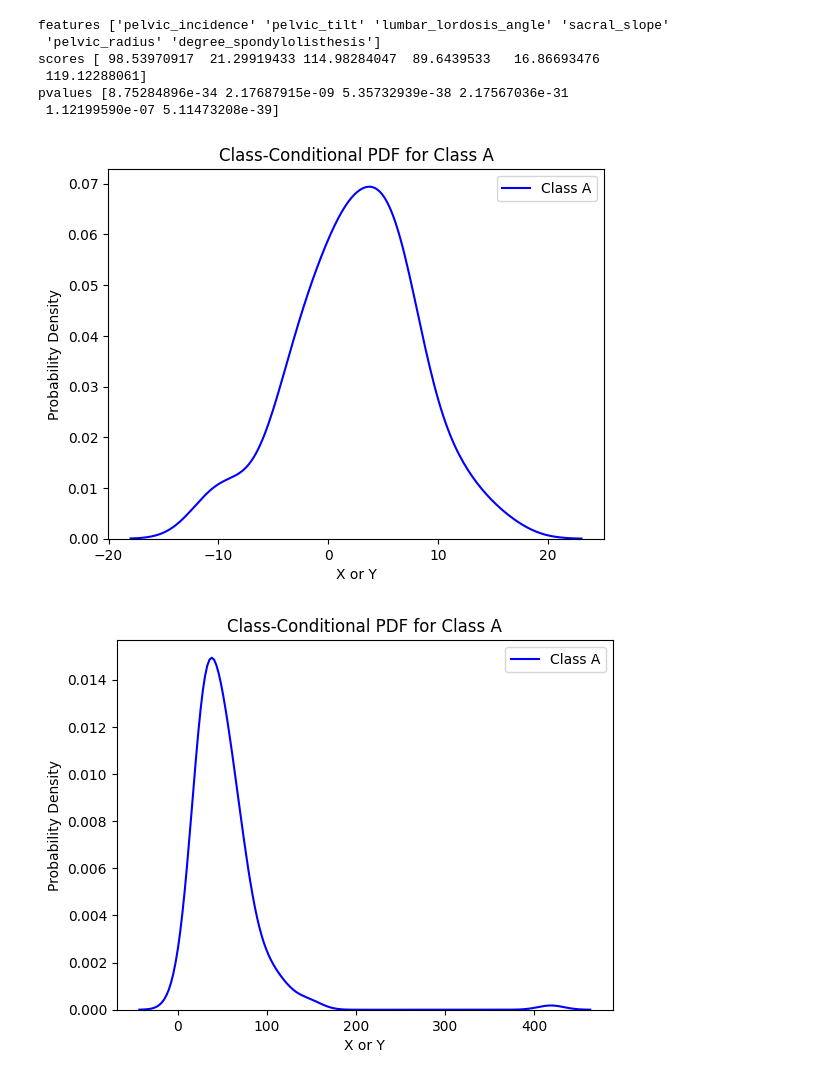
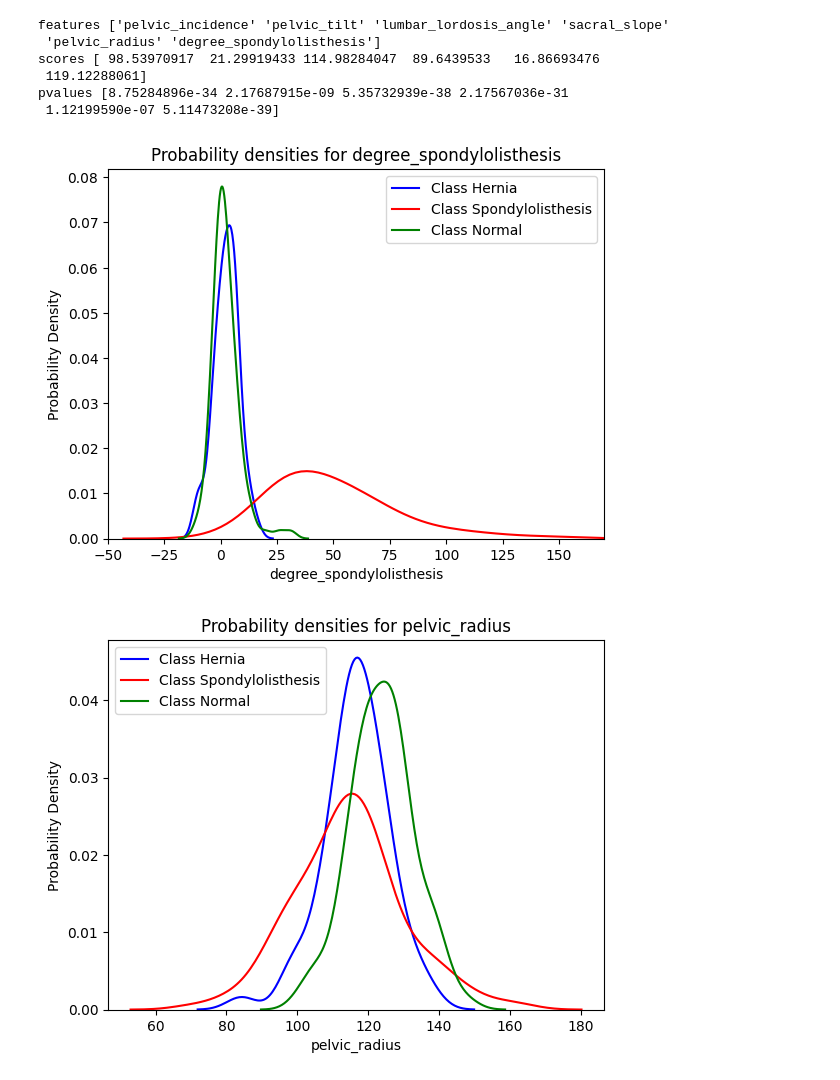
Before and after one commit to nunogoncalves03/apre-homework, a Jupyter notebook: homework-1/homework.ipynb, the cells around one changed output. Saved outputs shown, nothing was run; the diff lists cells and outputs as text; code cells hidden in the pictures.

Commit message:
II.1 plots

```diff
--- a/homework-1/homework.ipynb
+++ b/homework-1/homework.ipynb
@@ -24,48 +24,27 @@ pvalues [8.75284896e-34 2.17687915e-09 5.35732939e-38 2.17567036e-31
 # %%
 import matplotlib.pyplot as plt
 import seaborn as sns
 
-sns.kdeplot(df.loc[df['class'] == 'Hernia', 'degree_spondylolisthesis'], label='Class A', color='blue')
-plt.xlabel('X or Y')
+sns.kdeplot(df.loc[df['class'] == 'Hernia', 'degree_spondylolisthesis'], label='Class Hernia', color='blue')
+sns.kdeplot(df.loc[df['class'] == 'Spondylolisthesis', 'degree_spondylolisthesis'], label='Class Spondylolisthesis', color='red')
+sns.kdeplot(df.loc[df['class'] == 'Normal', 'degree_spondylolisthesis'], label='Class Normal', color='green')
+
+plt.xlabel('degree_spondylolisthesis')
 plt.ylabel('Probability Density')
-plt.title('Class-Conditional PDF for Class A')
+plt.title('Probability densities for degree_spondylolisthesis')
+plt.legend()
+plt.xlim(-50 , 170)
+plt.show()
+
+sns.kdeplot(df.loc[df['class'] == 'Hernia', 'pelvic_radius'], label='Class Hernia', color='blue')
+sns.kdeplot(df.loc[df['class'] == 'Spondylolisthesis', 'pelvic_radius'], label='Class Spondylolisthesis', color='red')
+sns.kdeplot(df.loc[df['class'] == 'Normal', 'pelvic_radius'], label='Class Normal', color='green')
+
+plt.xlabel('pelvic_radius')
+plt.ylabel('Probability Density')
+plt.title('Probability densities for pelvic_radius')
 plt.legend()
 plt.show()
-
-sns.kdeplot(df.loc[df['class'] == 'Spondylolisthesis', 'degree_spondylolisthesis'], label='Class A', color='blue')
-plt.xlabel('X or Y')
-plt.ylabel('Probability Density')
-plt.title('Class-Conditional PDF for Class A')
-plt.legend()
-plt.show()
-
-sns.kdeplot(df.loc[df['class'] == 'Normal', 'degree_spondylolisthesis'], label='Class A', color='blue')
-plt.xlabel('X or Y')
-plt.ylabel('Probability Density')
-plt.title('Class-Conditional PDF for Class A')
-plt.legend()
-plt.show()
-
-sns.kdeplot(df.loc[df['class'] == 'Hernia', 'pelvic_radius'], label='Class A', color='red')
-plt.xlabel('X or Y')
-plt.ylabel('Probability Density')
-plt.title('Class-Conditional PDF for Class A')
-plt.legend()
-plt.show()
-
-sns.kdeplot(df.loc[df['class'] == 'Spondylolisthesis', 'pelvic_radius'], label='Class A', color='red')
-plt.xlabel('X or Y')
-plt.ylabel('Probability Density')
-plt.title('Class-Conditional PDF for Class A')
-plt.legend()
-plt.show()
-
-sns.kdeplot(df.loc[df['class'] == 'Normal', 'pelvic_radius'], label='Class A', color='red')
-plt.xlabel('X or Y')
-plt.ylabel('Probability Density')
-plt.title('Class-Conditional PDF for Class A')
-plt.legend()
-plt.show()
 # %% [output]
-[figure, old version]
+[figure, new version]
-[figure, old version]
+[figure, new version]
```
Also changed, not shown: parts of 1 cell of this notebook.
